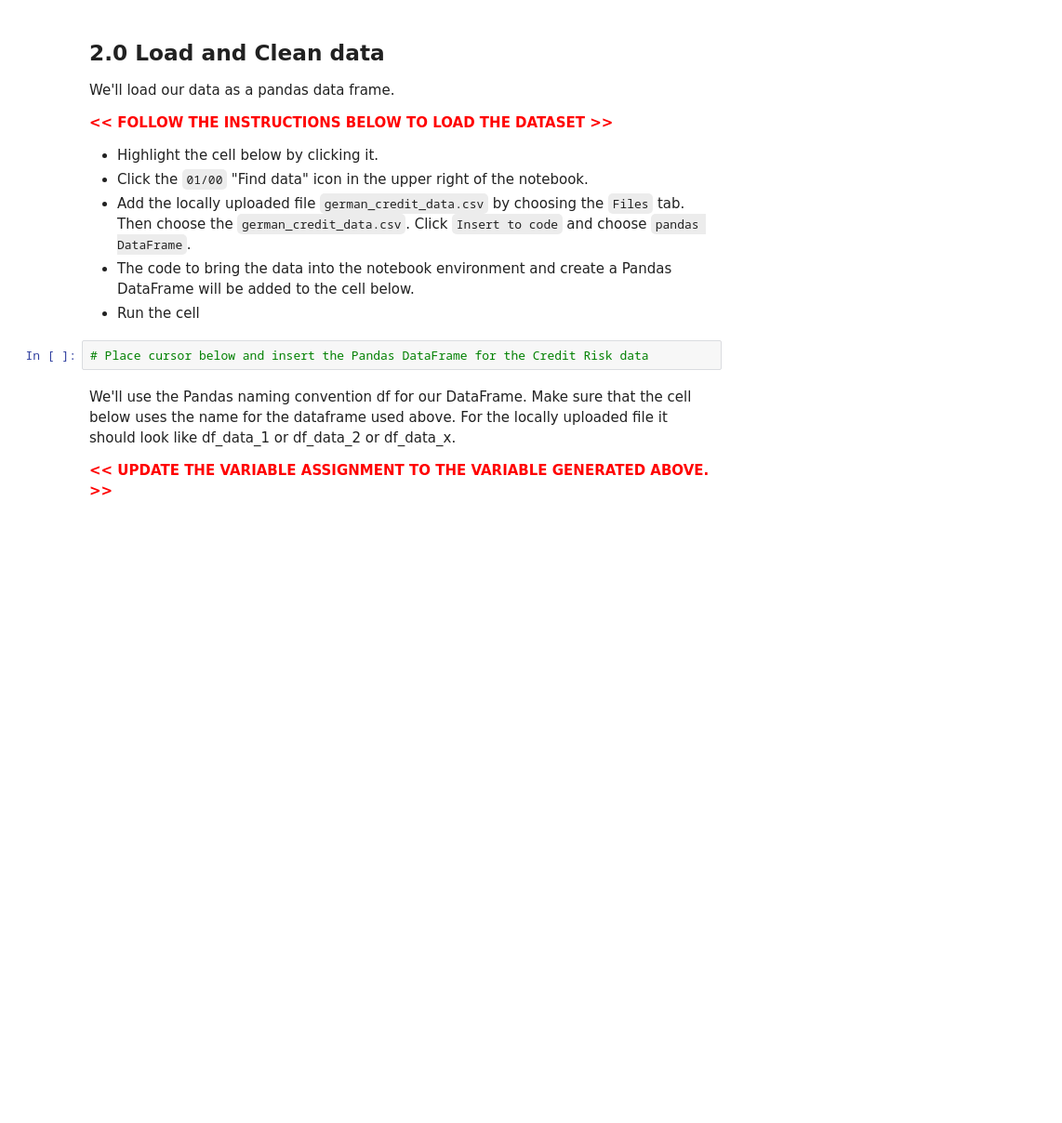
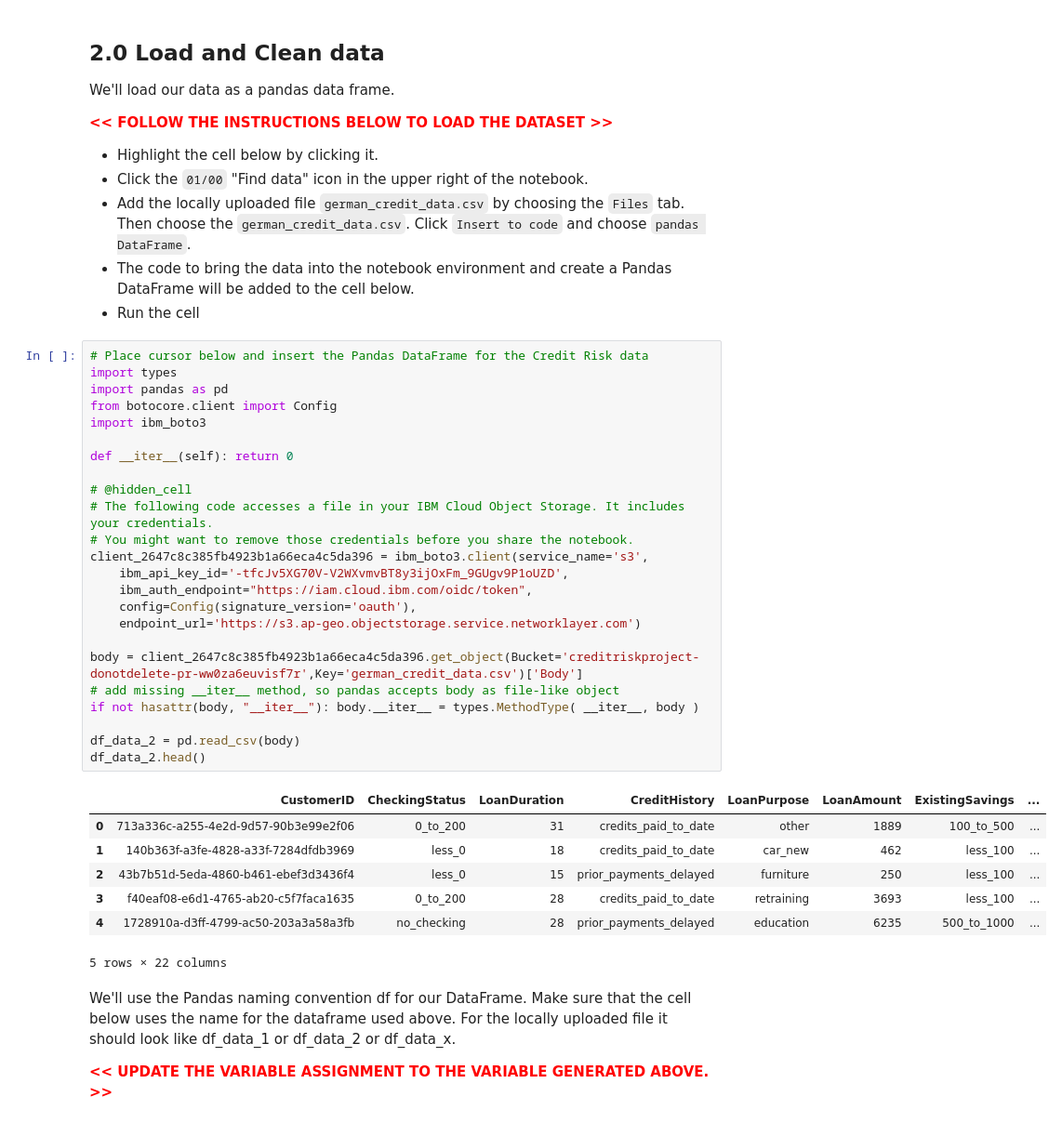
Before and after one commit to tnattawat/Portfolio, a Jupyter notebook: P1/machinelearning-creditrisk-sparkmlmodel.ipynb, the cells around one changed output. Shown at 93% size. Saved outputs shown, nothing was run; the diff lists cells and outputs as text; blank space fills up the shorter version.

```diff
--- a/P1/machinelearning-creditrisk-sparkmlmodel.ipynb
+++ b/P1/machinelearning-creditrisk-sparkmlmodel.ipynb
@@ -45,8 +52,38 @@ We'll load our data as a pandas data frame.
 * Add the locally uploaded file `german_credit_data.csv` by choosing the `Files` tab. Then choose the `german_credit_data.csv`. Click `Insert to code` and choose `pandas DataFrame`.
 * The code to bring the data into the notebook environment and create a Pandas DataFrame will be added to the cell below.
 * Run the cell
-# %%
-# Place cursor below and insert the Pandas DataFrame for the Credit Risk data
+# %%
+# Place cursor below and insert the Pandas DataFrame for the Credit Risk data
+import types
+import pandas as pd
+from botocore.client import Config
+import ibm_boto3
+
+def __iter__(self): return 0
+
+# @hidden_cell
+# The following code accesses a file in your IBM Cloud Object Storage. It includes your credentials.
+# You might want to remove those credentials before you share the notebook.
+client_2647c8c385fb4923b1a66eca4c5da396 = ibm_boto3.client(service_name='s3',
+    ibm_api_key_id='-tfcJv5XG70V-V2WXvmvBT8y3ijOxFm_9GUgv9P1oUZD',
+    ibm_auth_endpoint="https://iam.cloud.ibm.com/oidc/token",
+    config=Config(signature_version='oauth'),
+    endpoint_url='https://s3.ap-geo.objectstorage.service.networklayer.com')
+
+body = client_2647c8c385fb4923b1a66eca4c5da396.get_object(Bucket='creditriskproject-donotdelete-pr-ww0za6euvisf7r',Key='german_credit_data.csv')['Body']
+# add missing __iter__ method, so pandas accepts body as file-like object
+if not hasattr(body, "__iter__"): body.__iter__ = types.MethodType( __iter__, body )
+
+df_data_2 = pd.read_csv(body)
+df_data_2.head()
+# %% [output]
+|  | CustomerID | CheckingStatus | LoanDuration | CreditHistory | LoanPurpose | LoanAmount | ExistingSavings | ... |
+| 0 | 713a336c-a255-4e2d-9d57-90b3e99e2f06 | 0_to_200 | 31 | credits_paid_to_date | other | 1889 | 100_to_500 | ... |
+| 1 | 140b363f-a3fe-4828-a33f-7284dfdb3969 | less_0 | 18 | credits_paid_to_date | car_new | 462 | less_100 | ... |
+| 2 | 43b7b51d-5eda-4860-b461-ebef3d3436f4 | less_0 | 15 | prior_payments_delayed | furniture | 250 | less_100 | ... |
+| 3 | f40eaf08-e6d1-4765-ab20-c5f7faca1635 | 0_to_200 | 28 | credits_paid_to_date | retraining | 3693 | less_100 | ... |
+| 4 | 1728910a-d3ff-4799-ac50-203a3a58a3fb | no_checking | 28 | prior_payments_delayed | education | 6235 | 500_to_1000 | ... |
+5 rows × 22 columns
 # %% [markdown]
 We'll use the Pandas naming convention df for our DataFrame. Make sure that the cell below uses the name for the dataframe used above. For the locally uploaded file it should look like df_data_1 or df_data_2 or df_data_x.
 
```
Also changed, not shown: parts of 18 cells of this notebook.
